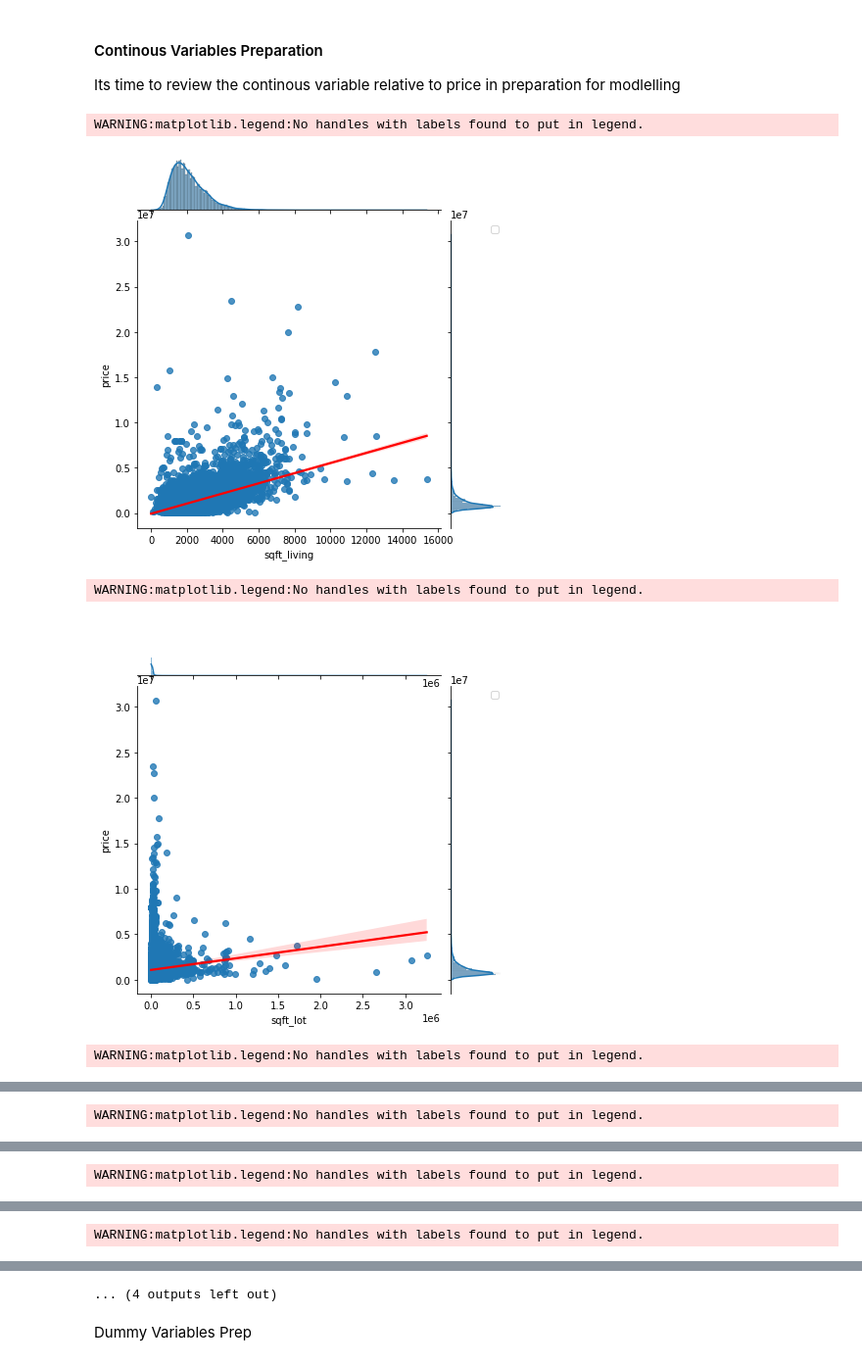
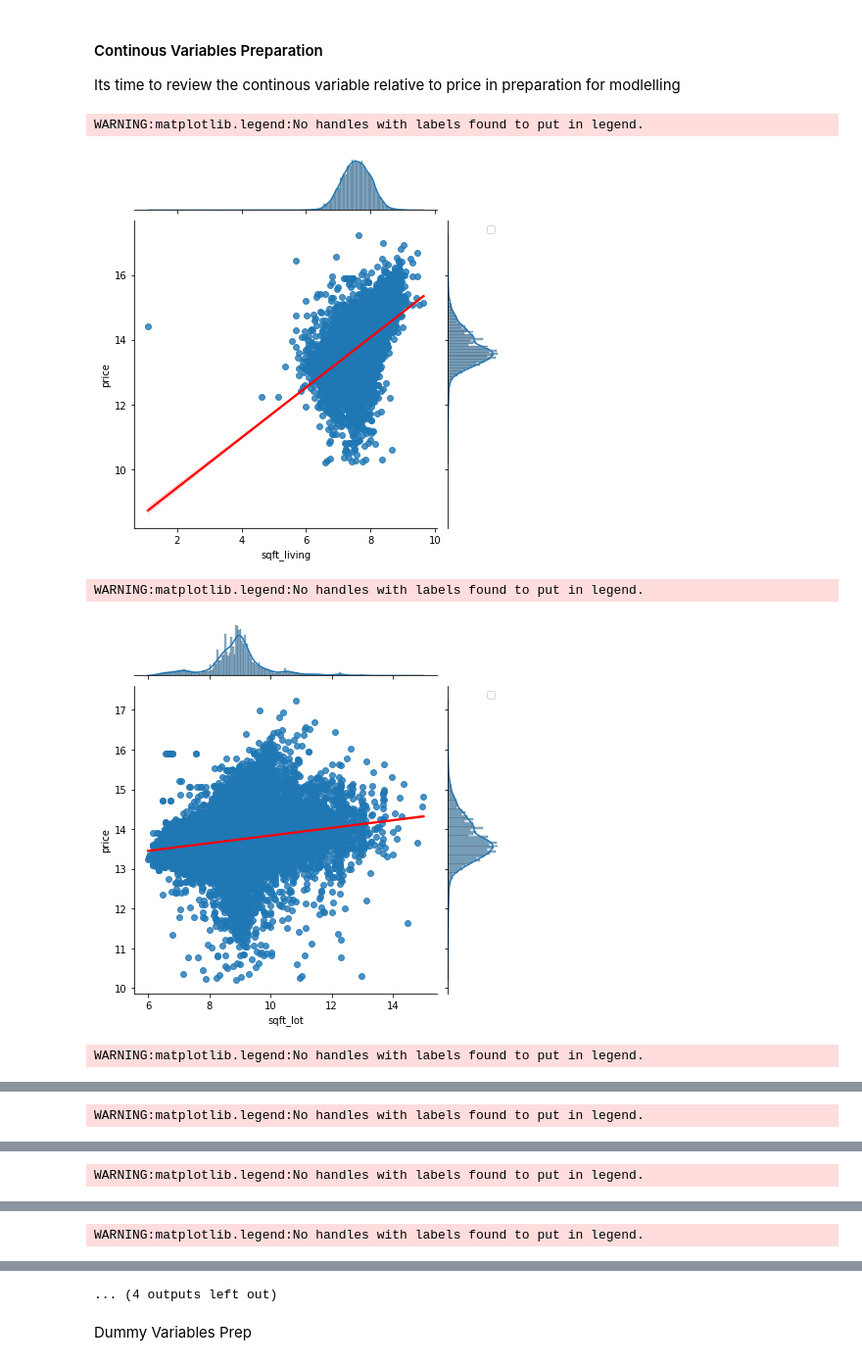
Before and after one commit to olexy/da_ds_ml, a Jupyter notebook: Capstone_Regression_Project.ipynb, the cells around one changed output, grey strips where cells are left out. Shown at 98% size. Drawn from its saved outputs; the diff is of its cells as text; code cells hidden in the pictures.

```diff
--- a/Capstone_Regression_Project.ipynb
+++ b/Capstone_Regression_Project.ipynb
@@ -643,0 +647,11 @@ plt.savefig('/content/drive/MyDrive/Colab Notebooks/images/bathroom_outlier_2.pn
+# %%
+#Save partially clean copy of the dataframe to file
+data.to_csv('KingsCounty_Clean.csv')
+#Create new dataframe for transformations
+data_trans = data.copy()
+# %%
+#Not including long, since it has negative values.
+trans_log = ['price','sqft_living','sqft_lot','sqft_above','total_sqft']
+for col in trans_log:
+    data_trans[col]=np.log(data[col])
+plot_histkde(data_trans, trans_log)
@@ -718,7 +738,7 @@ Based on the multicollinearity checks, I have decided to work with `total_sqft`,
 cat_vars = ['bedrooms','bathrooms','floors','waterfront','greenbelt', 'nuisance', 'view','condition','grade','heat_source', 'sewer_system']
 
 for column in data[cat_vars]:
-    data[cat_vars ] = data[cat_vars ].astype('category')
+    data_trans[cat_vars ] = data_trans[cat_vars ].astype('category')
 # %% [markdown]
 ##### Review relationship between Price and the categorical variables to guide the decision on which to include in the model.
 # %%
@@ -887,13 +907,13 @@ Its time to review the continous variable relative to price in preparation for m
 # %%
 continuous = ['sqft_living','sqft_lot','sqft_above','sqft_basement', 'sqft_garage','sqft_patio', 'age','total_sqft']
 
 for column in continuous:
-    sns.jointplot(x=column, y="price", data=data, kind='reg', label=column,joint_kws={'line_kws':{'color':'red'}})
+    sns.jointplot(x=column, y="price", data=data_trans, kind='reg', label=column,joint_kws={'line_kws':{'color':'red'}})
     plt.legend()
     plt.show()
 # %% [output]
 WARNING:matplotlib.legend:No handles with labels found to put in legend.
-[figure, old version]
+[figure, new version]
 WARNING:matplotlib.legend:No handles with labels found to put in legend.
-[figure, old version]
+[figure, new version]
 WARNING:matplotlib.legend:No handles with labels found to put in legend.
```
Also changed, not shown: parts of 45 cells of this notebook.
